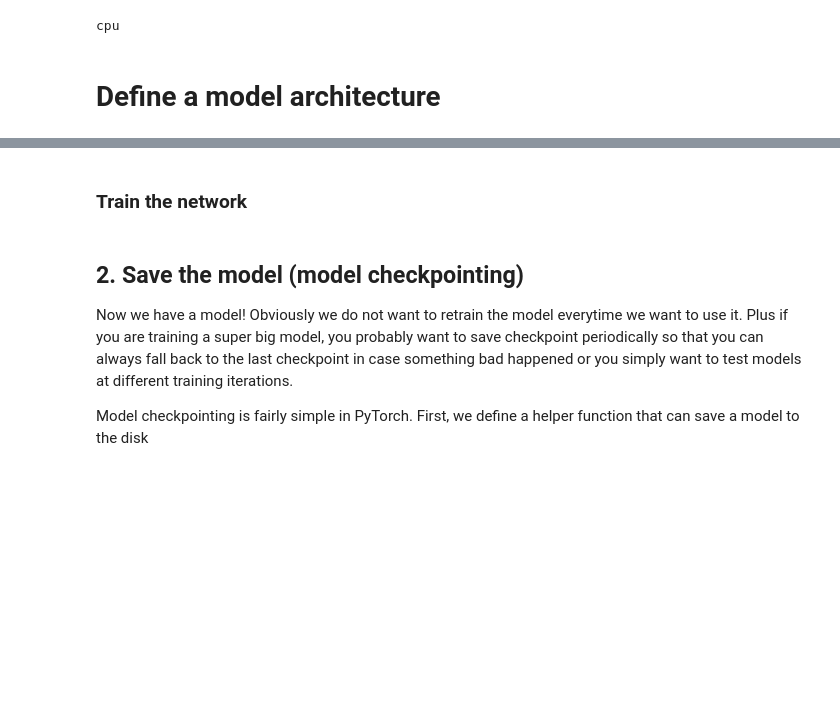
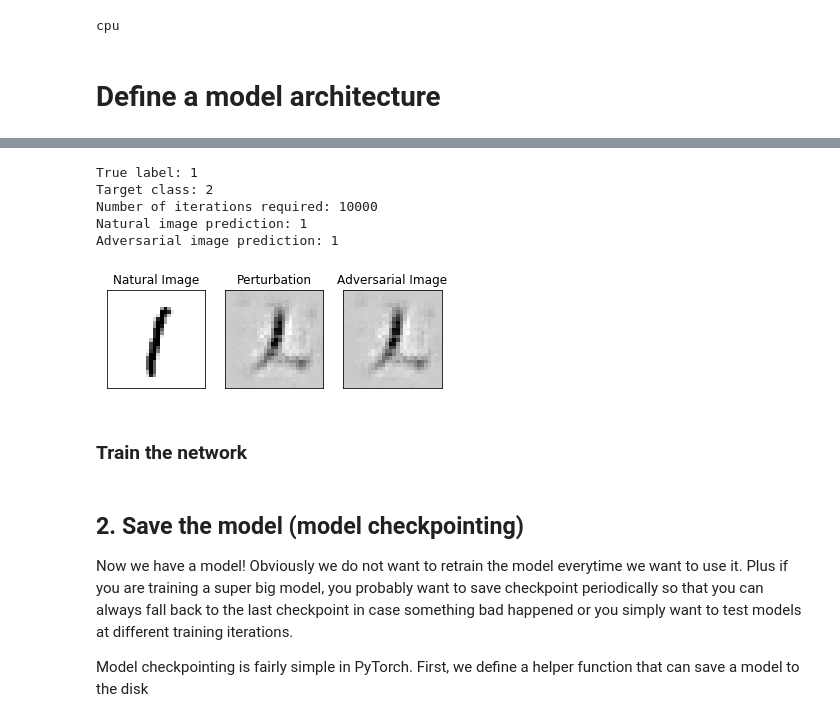
Before and after one commit to justinpyron/CS-231, a Jupyter notebook: Project/get_examples/get_adversarial_images.ipynb, the cells around one changed output, grey strips where cells are left out. Drawn from its saved outputs; the diff is of its cells as text; code cells hidden in the pictures; blank space fills up the shorter version.

```diff
--- a/Project/get_examples/get_adversarial_images.ipynb
+++ b/Project/get_examples/get_adversarial_images.ipynb
@@ -339,7 +430,6 @@ def FGSM_modified(input_img, input_label, model, target, epsilon, num_iters=1000
 
     #  NOTE: you can probably do this in batches. <--------------- do this later
 
-    natural = input_img.clone().unsqueeze(0)
     input_img = input_img.clone().unsqueeze(0)
     input_img.requires_grad_(True)
 
@@ -348,7 +438,6 @@ def FGSM_modified(input_img, input_label, model, target, epsilon, num_iters=1000
     iteration = 0
 
     while fooled is False and iteration < num_iters:
-
 
         for c in range(10):
             output = model(input_img)
@@ -359,11 +448,15 @@ def FGSM_modified(input_img, input_label, model, target, epsilon, num_iters=1000
 
             with torch.no_grad():
                 if c == target:
-                    perturbation.add_(epsilon * torch.sign(grad))
-                    input_img.add_(epsilon * torch.sign(grad))
+#                     perturbation.add_(epsilon * torch.sign(grad))
+#                     input_img.add_(epsilon * torch.sign(grad))
+                    perturbation.add_(epsilon * grad)
+                    input_img.add_(epsilon * grad)
                 else:
-                    perturbation.sub_(epsilon * torch.sign(grad))
-                    input_img.sub_(epsilon * torch.sign(grad))
+#                     perturbation.sub_(epsilon * torch.sign(grad))
+#                     input_img.sub_(epsilon * torch.sign(grad))
+                    perturbation.sub_(epsilon * grad)
+                    input_img.sub_(epsilon * grad)
 
                 prediction = model(input_img)
                 prediction = prediction.max(1, keepdim=True)[1][0,0].item()
@@ -373,40 +466,45 @@ def FGSM_modified(input_img, input_label, model, target, epsilon, num_iters=1000
                 iteration += 1
 
     print('Number of iterations required: {}'.format(iteration))
-    perturbation = perturbation.detach()
-    advsersary = input_img.detach()
 
-    return (natural, perturbation, advsersary)
+    return (perturbation.detach(), input_img.detach())
 # %%
 # i = np.random.randint(len(testset))
 i = 700
 target = 2
-eps = 1e-4
+eps = 5e-2
 num_iters = 10000
 
 t, t_label = testset[i] # Get one training example to work with
 
 print('True label: {}'.format(t_label))
 print('Target class: {}'.format(target))
 
-natural, pert, adv = FGSM_modified(t, t_label, model, target, eps, num_iters)
+pert, adv = FGSM_modified(t, t_label, model, target, eps, num_iters)
 
 nat_pred = model(natural).max(1, keepdim=True)[1][0,0].item()
 adv_pred = model(adv).max(1, keepdim=True)[1][0,0].item()
 print('Natural image prediction: {}'.format(nat_pred))
 print('Adversarial image prediction: {}'.format(adv_pred))
 
-compare_plots(natural, pert, adv)
+compare_plots(t.unsqueeze(0), pert, adv)
 
 
 # for j in range(5):
 #     if j == t_label:
 #         continue
 #     print('Target class: {}'.format(j))
 #     natural, pert, adv = FGSM_modified(t, t_label, model, j, eps)
 #     print( ((natural - adv).numpy()[0,0]**2).sum() )
 
 #     compare_plots(natural, pert, adv)
+# %% [output]
+True label: 1
+Target class: 2
+Number of iterations required: 10000
+Natural image prediction: 1
+Adversarial image prediction: 1
+[figure, added]
 # %%
 a = torch.zeros_like(output)
 a[0][4] += 1
```
Also changed, not shown: parts of 20 cells of this notebook.
